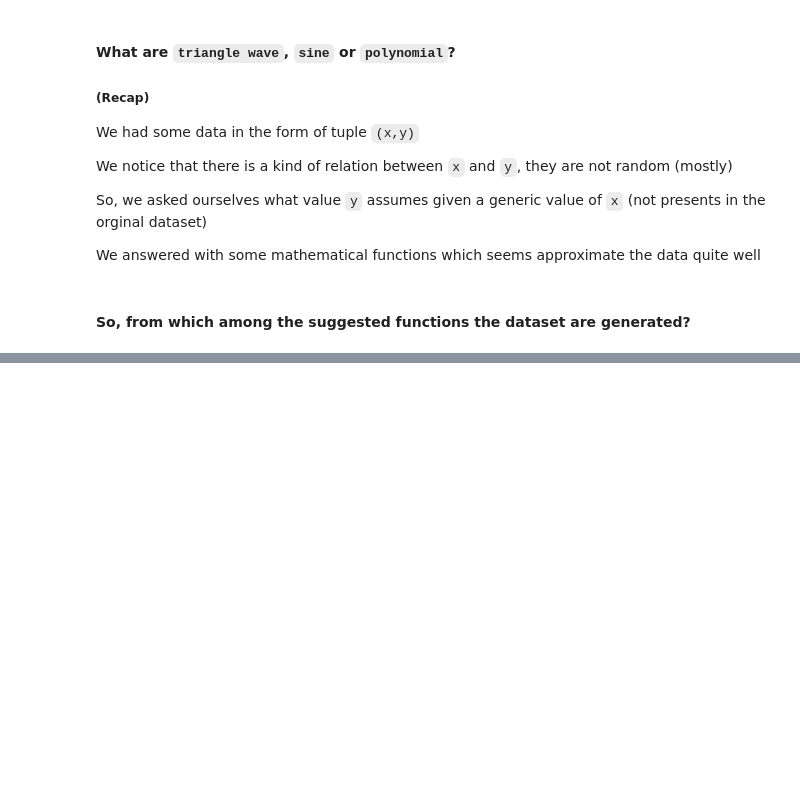
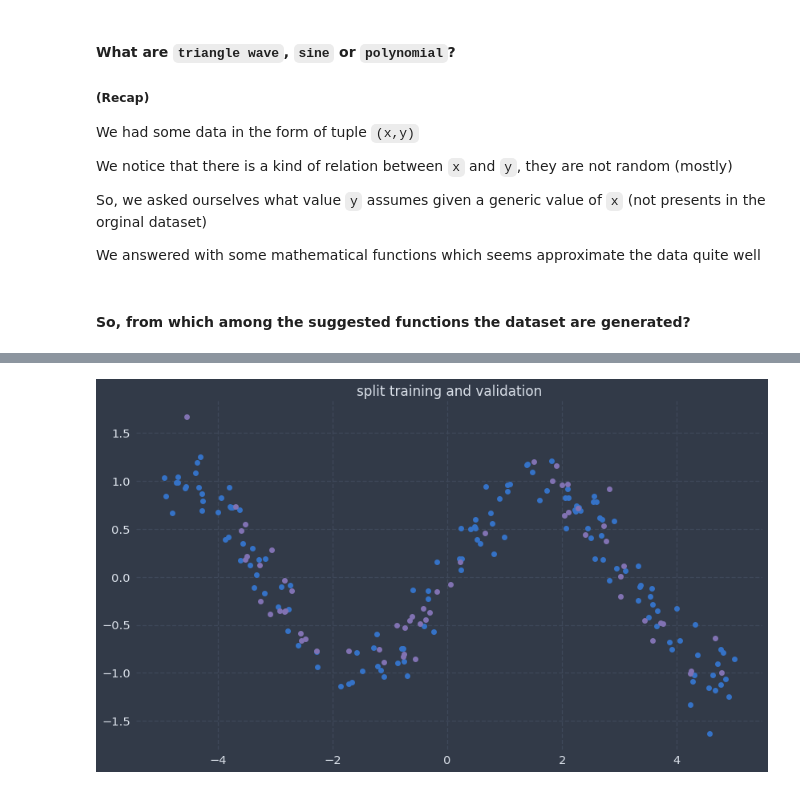
Before and after one commit to RobertoBochet/keras-talk, a Jupyter notebook: index.ipynb, the cells around one changed output, grey strips where cells are left out. Cells and saved outputs as stored; diff of their text form; code cells hidden in the pictures; blank space fills up the shorter version.

```diff
--- a/index.ipynb
+++ b/index.ipynb
@@ -64,0 +175,13 @@ A **mathematical system can provides only an approximation of a real system** an
+# %%
+import sklearn as skl
+import sklearn.model_selection as ms
+train_x, val_x, train_y, val_y = skl.model_selection.train_test_split(x, y,
+                                                                      train_size=0.7,
+                                                                      random_state=0)
+# %%
+plt.title("split training and validation")
+plt.plot(train_x, train_y, "o")
+plt.plot(val_x, val_y, "om")
+plt.show()
+# %% [output]
+[figure, added]
```
Also changed, not shown: parts of 20 cells of this notebook.
